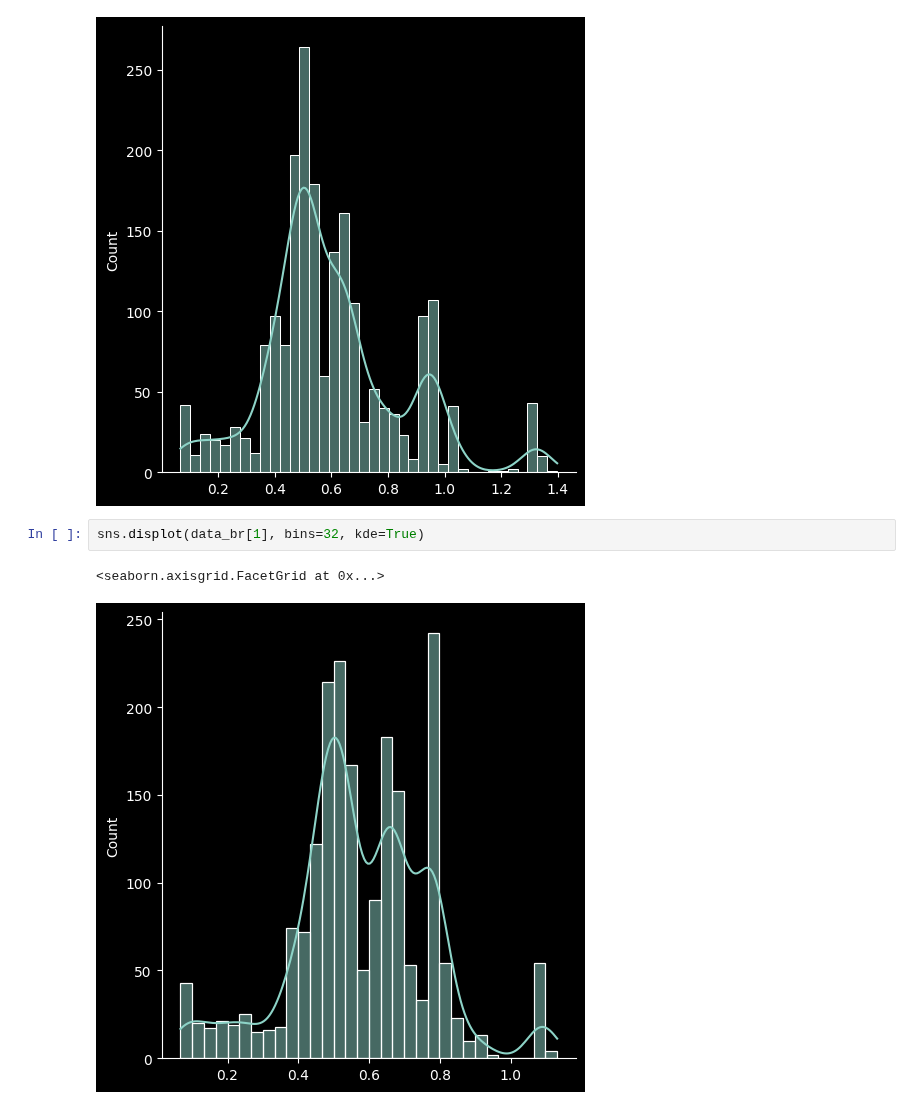
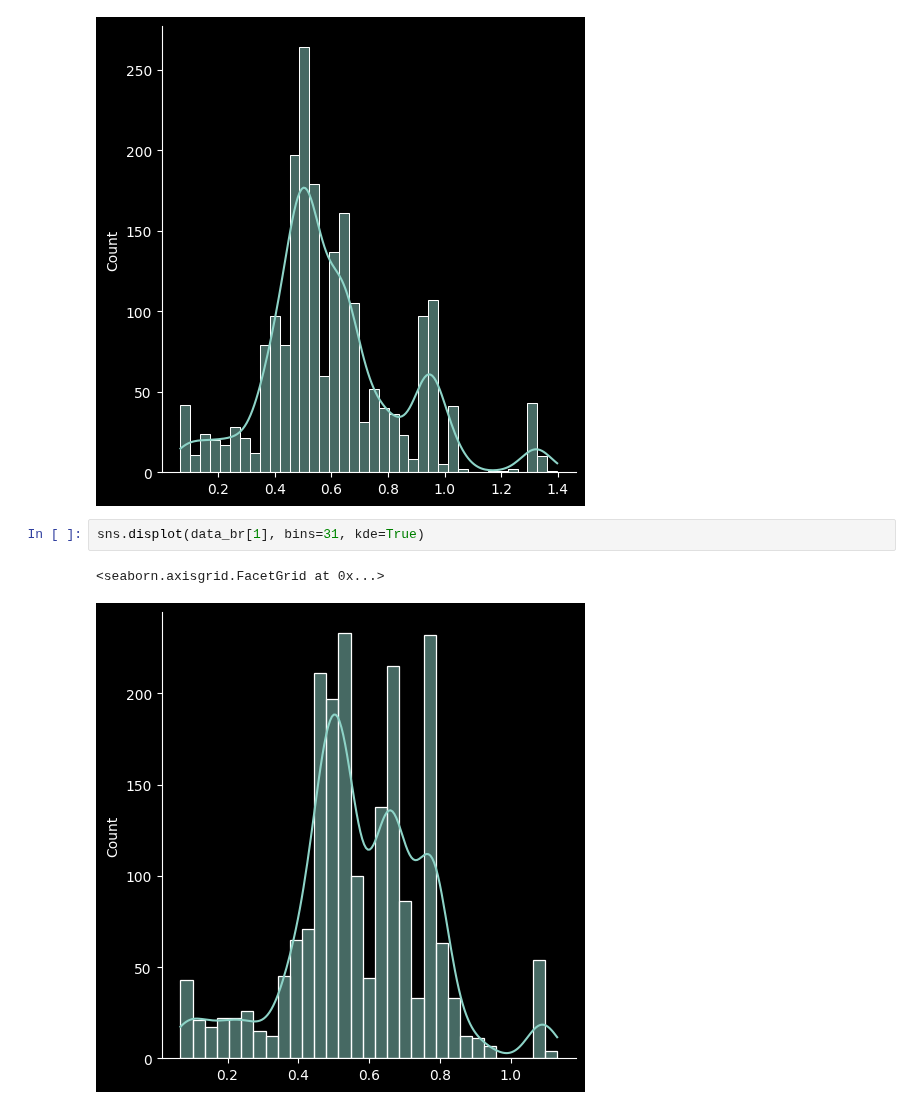
Before and after one commit to tobsthetobs/bsc-dataset-metrics, a Jupyter notebook: brightness.ipynb, the cells around one changed output. Cells and saved outputs as stored; diff of their text form.

```diff
--- a/brightness.ipynb
+++ b/brightness.ipynb
@@ -149,7 +149,7 @@ sns.displot(data_br[0], bins=38, kde=True)
 <seaborn.axisgrid.FacetGrid at 0x...>
 [figure]
 # %%
-sns.displot(data_br[1], bins=32, kde=True)
+sns.displot(data_br[1], bins=31, kde=True)
 # %% [output]
 <seaborn.axisgrid.FacetGrid at 0x...>
-[figure, old version]
+[figure, new version]
```
